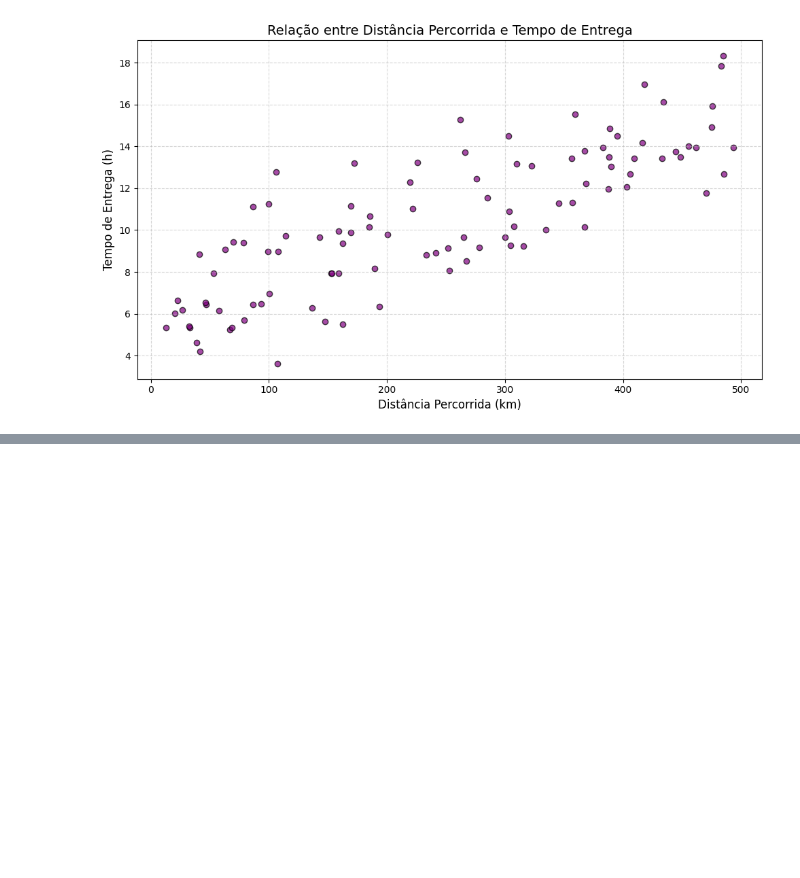
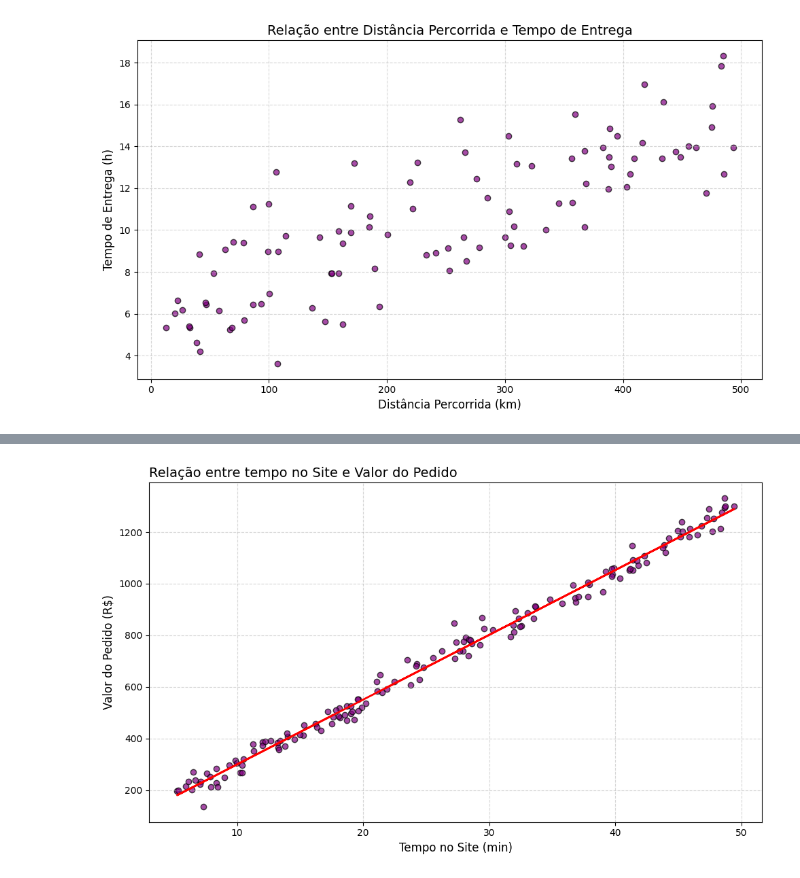
Before and after one commit to Lyanan85/In-GameSeries, a Jupyter notebook: MATERIAL_Python__Gráficos_de_composição_e_relacionamento.ipynb, the cells around one changed output, grey strips where cells are left out. Saved outputs shown, nothing was run; the diff lists cells and outputs as text; code cells hidden in the pictures; blank space fills up the shorter version.

```diff
--- a/MATERIAL_Python__Gráficos_de_composição_e_relacionamento.ipynb
+++ b/MATERIAL_Python__Gráficos_de_composição_e_relacionamento.ipynb
@@ -584,0 +589,3 @@ plt.show()
+# %%
+df=pd.read_csv("/content/atividade_8_9.csv")
+df
@@ -584,0 +606,23 @@ plt.show()
+# %%
+plt.figure(figsize=(10,6))
+plt.scatter(
+    df["Tempo no Site (min)"],df["Valor do Pedido (R$)"],
+    color="purple",edgecolors="k",alpha=0.7,
+    label="Pedidos"
+)
+coef=np.polyfit(df["Tempo no Site (min)"],df["Valor do Pedido (R$)"],1)
+poly1d_fn=np.poly1d(coef)
+
+plt.plot(
+    df["Tempo no Site (min)"],poly1d_fn(df['Tempo no Site (min)']),
+    color="red",linewidth=2,label="Reta de Tendência"
+)
+
+plt.title("Relação entre tempo no Site e Valor do Pedido",fontsize=14,loc="left")
+plt.xlabel("Tempo no Site (min)",fontsize=12)
+plt.ylabel("Valor do Pedido (R$)",fontsize=12)
+plt.grid(True,linestyle="--",alpha=0.5)
+plt.tight_layout()
+plt.show()
+# %% [output]
+[figure, added]
```
Also changed, not shown: parts of 5 cells of this notebook.
